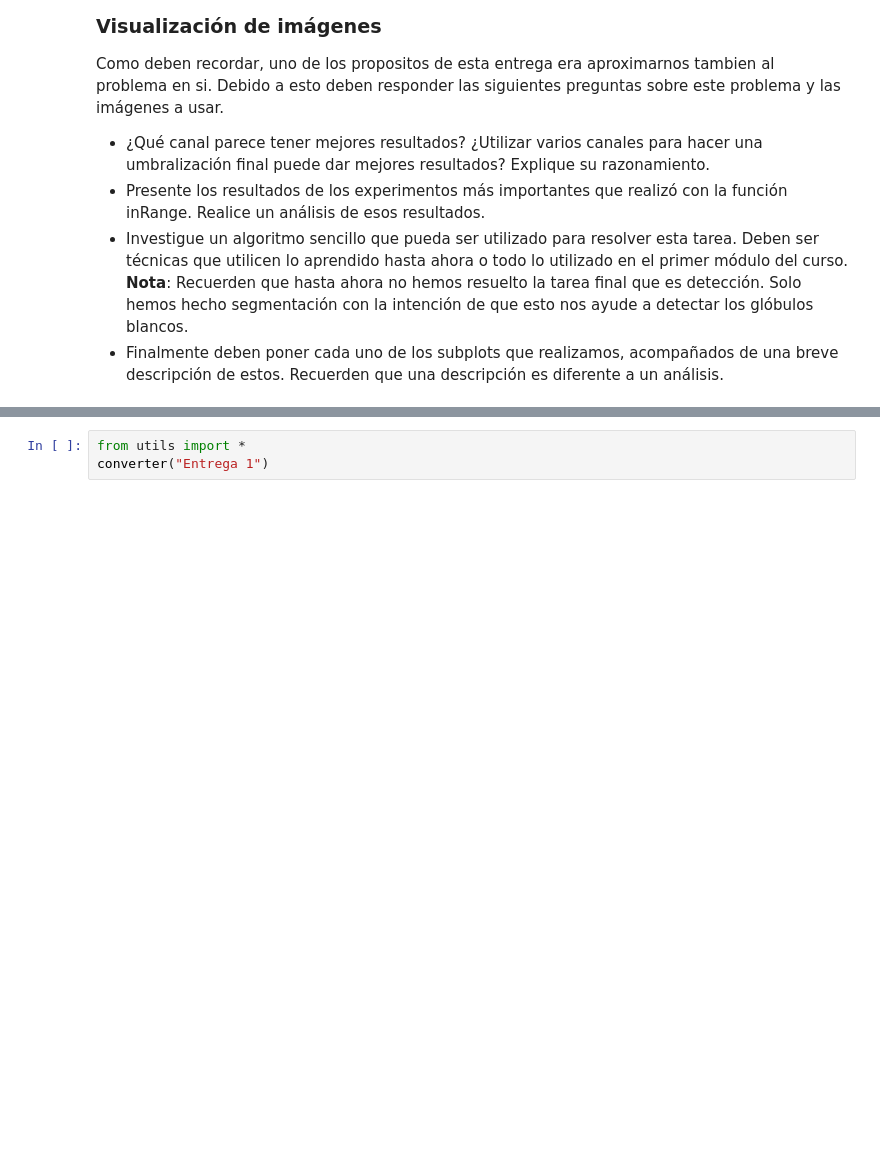
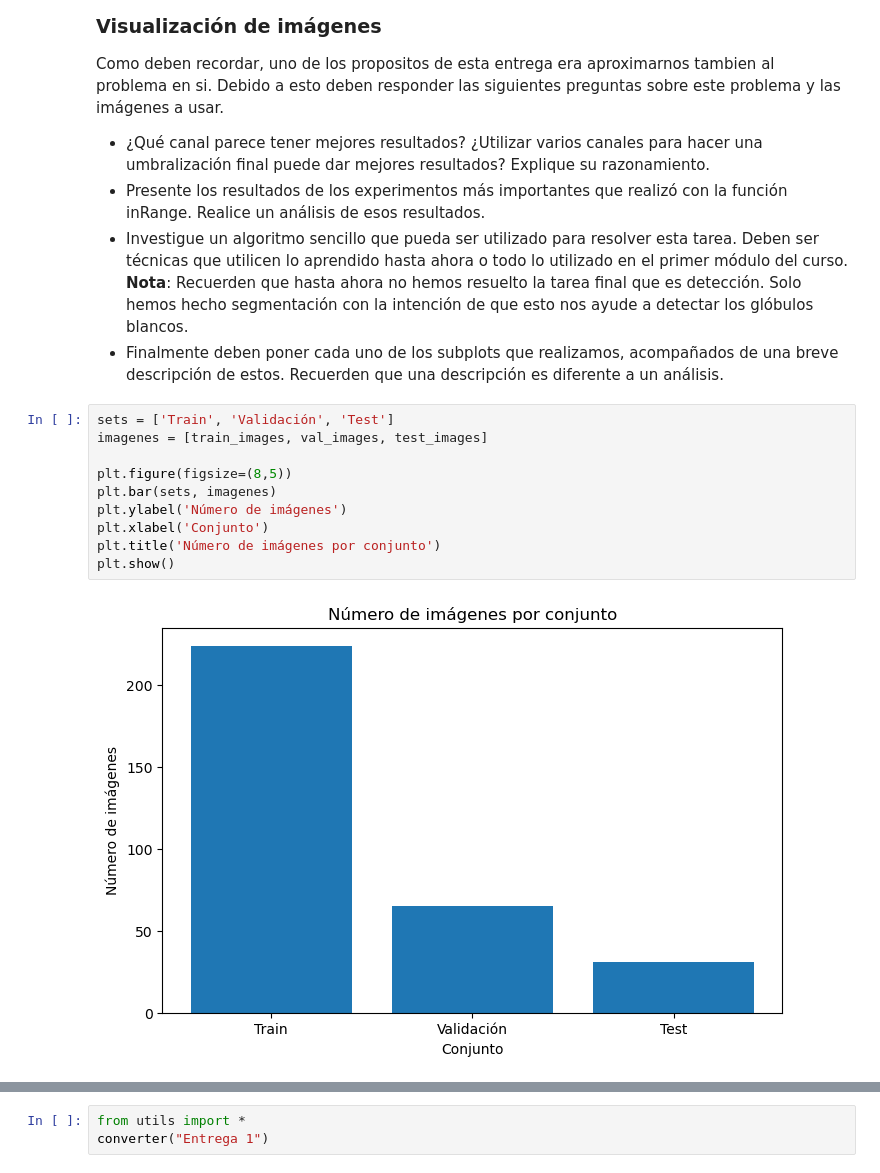
Before and after one commit to AngelicaOrtizB/Mini-proyecto-1, a Jupyter notebook: Entrega 1.ipynb, the cells around one changed output, grey strips where cells are left out. Drawn from its saved outputs; the diff is of its cells as text; blank space fills up the shorter version.

```diff
--- a/Entrega 1.ipynb
+++ b/Entrega 1.ipynb
@@ -421,3 +495,15 @@ Como deben recordar, uno de los propositos de esta entrega era aproximarnos tamb
 - Presente los resultados de los experimentos más importantes que realizó con la función inRange. Realice un análisis de esos resultados.
 - Investigue un algoritmo sencillo que pueda ser utilizado para resolver esta tarea. Deben ser técnicas que utilicen lo aprendido hasta ahora o todo lo utilizado en el primer módulo del curso. **Nota**: Recuerden que hasta ahora no hemos resuelto la tarea final que es detección. Solo hemos hecho segmentación con la intención de que esto nos ayude a detectar los glóbulos blancos.
 - Finalmente deben poner cada uno de los subplots que realizamos, acompañados de una breve descripción de estos. Recuerden que una descripción es diferente a un análisis.
+# %%
+sets = ['Train', 'Validación', 'Test']
+imagenes = [train_images, val_images, test_images]
+
+plt.figure(figsize=(8,5))
+plt.bar(sets, imagenes)
+plt.ylabel('Número de imágenes')
+plt.xlabel('Conjunto')
+plt.title('Número de imágenes por conjunto')
+plt.show()
+# %% [output]
+[figure, added]
```
Also changed, not shown: parts of 8 cells of this notebook.
